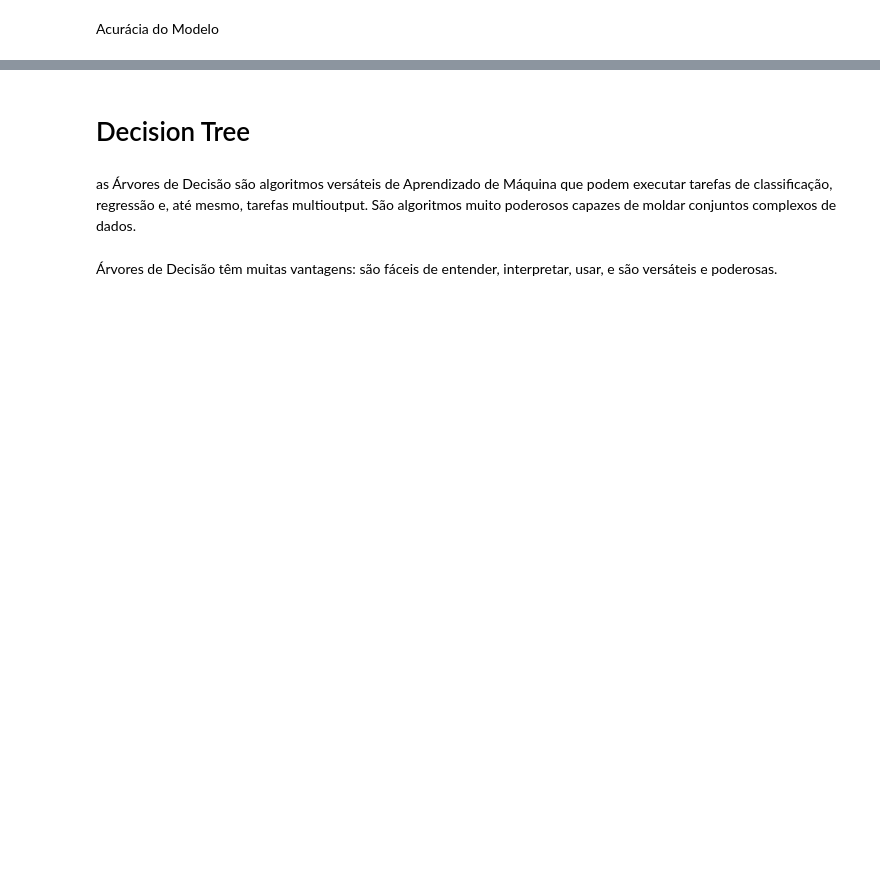
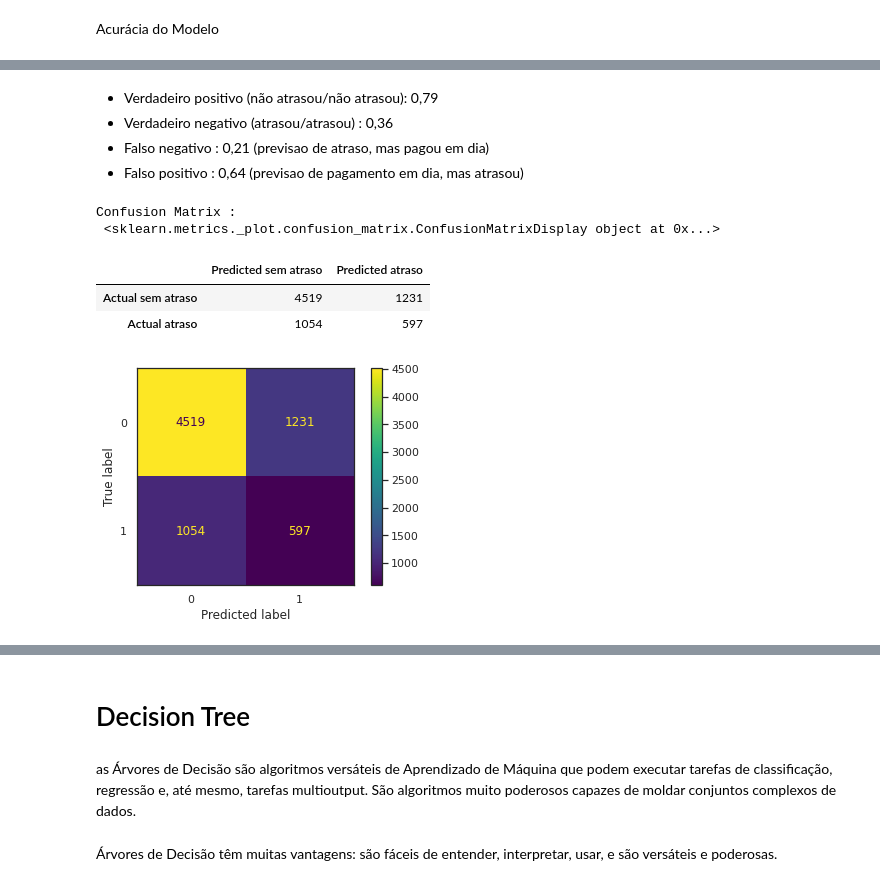
Before and after one commit to MarciaGodoy/decisiontree, a Jupyter notebook: default.ipynb, the cells around one changed output, grey strips where cells are left out. Saved outputs shown, nothing was run; the diff lists cells and outputs as text; code cells hidden in the pictures; blank space fills up the shorter version.

```diff
--- a/default.ipynb
+++ b/default.ipynb
@@ -741,0 +783,17 @@ new_params = {clf_name + key: parameter_grid[key] for key in parameter_grid}
+# %%
+# TEST
+# evaluation on test data with bestparams
+
+# Oversampling
+smote = SMOTE()
+X_train_val, y_train_val = smote.fit_resample(X_train_val, y_train_val)
+
+# retrain with best params
+import statsmodels.formula.api as sm
+#logistic1 = sm.logit(formula='Default~SEX + EDUCATION + MARRIAGE+ PAY_1, PAY_2+ PAY_3+ PAY_4+ PAY_5+ PAY_6 ',  data = data)
+#logistic1 = sm.logit(X_train_val, y_train_val)
+
+clf = [(classifier, LogisticRegression())]
+clf = classifier
+clf.fit(X_train_val, y_train_val)
+fitted1 = clf.fit(X_train_val, y_train_val)
@@ -769,0 +861,29 @@ Please also refer to the documentation for alternative solver options:
+# %% [markdown]
+* Verdadeiro positivo (não atrasou/não atrasou): 0,79
+* Verdadeiro negativo (atrasou/atrasou) : 0,36
+* Falso negativo : 0,21 (previsao de atraso, mas pagou em dia)
+* Falso positivo : 0,64 (previsao de pagamento em dia, mas atrasou)
+# %%
+from sklearn.metrics import confusion_matrix
+cm1 = plot_confusion_matrix(clf, X_test, y_test)
+
+print('Confusion Matrix : \n', cm1)
+
+# Creating the confusion matrix
+cm = metrics.confusion_matrix(y_test, y_pred)
+# Assigning columns names
+cm_df = pd.DataFrame(cm,
+            columns = ['Predicted sem atraso', 'Predicted atraso'],
+            index = ['Actual sem atraso', 'Actual atraso'])
+
+total1=sum(sum(cm))
+
+# Showing the confusion matrix
+cm_df
+# %% [output]
+Confusion Matrix :
+ <sklearn.metrics._plot.confusion_matrix.ConfusionMatrixDisplay object at 0x...>
+|  | Predicted sem atraso | Predicted atraso |
+| Actual sem atraso | 4519 | 1231 |
+| Actual atraso | 1054 | 597 |
+[figure, added]
```
Also changed, not shown: parts of 113 cells of this notebook.
